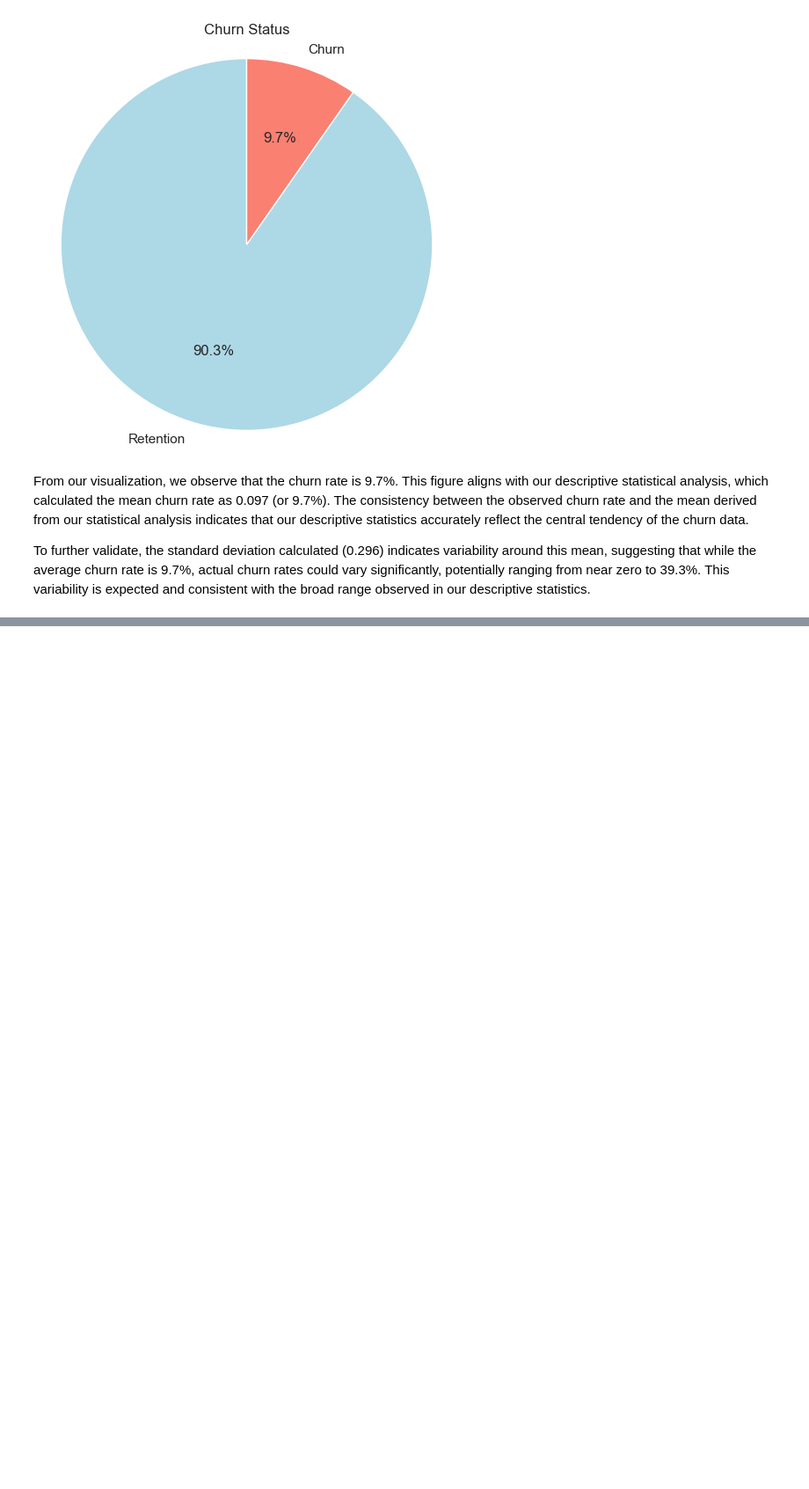
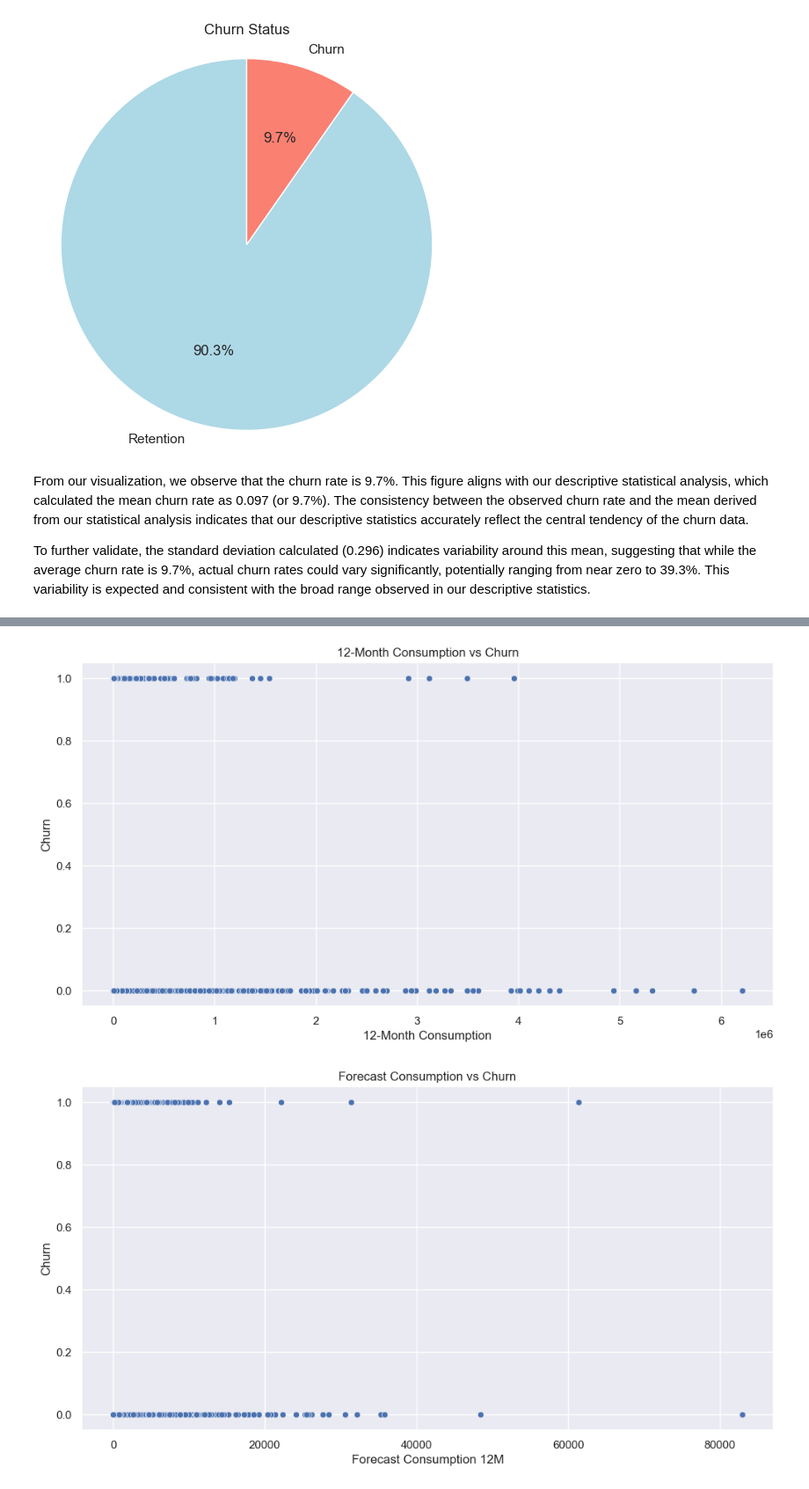
Before and after one commit to lirixent/BCGX, a Jupyter notebook: Task 2 - eda_starter.ipynb, the cells around one changed output, grey strips where cells are left out. Shown: that part at 88% size. Cells and saved outputs as stored; diff of their text form; code cells hidden in the pictures; blank space fills up the shorter version.

```diff
--- a/Task 2 - eda_starter.ipynb
+++ b/Task 2 - eda_starter.ipynb
@@ -318,0 +341,22 @@ To further validate, the standard deviation calculated (0.296) indicates variabi
+# %%
+plt.figure(figsize=(12, 6))
+
+# Example: 12-Month Consumption vs Churn
+sns.scatterplot(data=client_df, x='cons_12m', y='churn')
+plt.title('12-Month Consumption vs Churn')
+plt.xlabel('12-Month Consumption')
+plt.ylabel('Churn')
+plt.grid(True)
+plt.show()
+
+# Example: Forecast Consumption vs Churn
+plt.figure(figsize=(12, 6))
+sns.scatterplot(data=client_df, x='forecast_cons_12m', y='churn')
+plt.title('Forecast Consumption vs Churn')
+plt.xlabel('Forecast Consumption 12M')
+plt.ylabel('Churn')
+plt.grid(True)
+plt.show()
+# %% [output]
+[figure, added]
+[figure, added]
```
Also changed, not shown: parts of 3 cells of this notebook.
